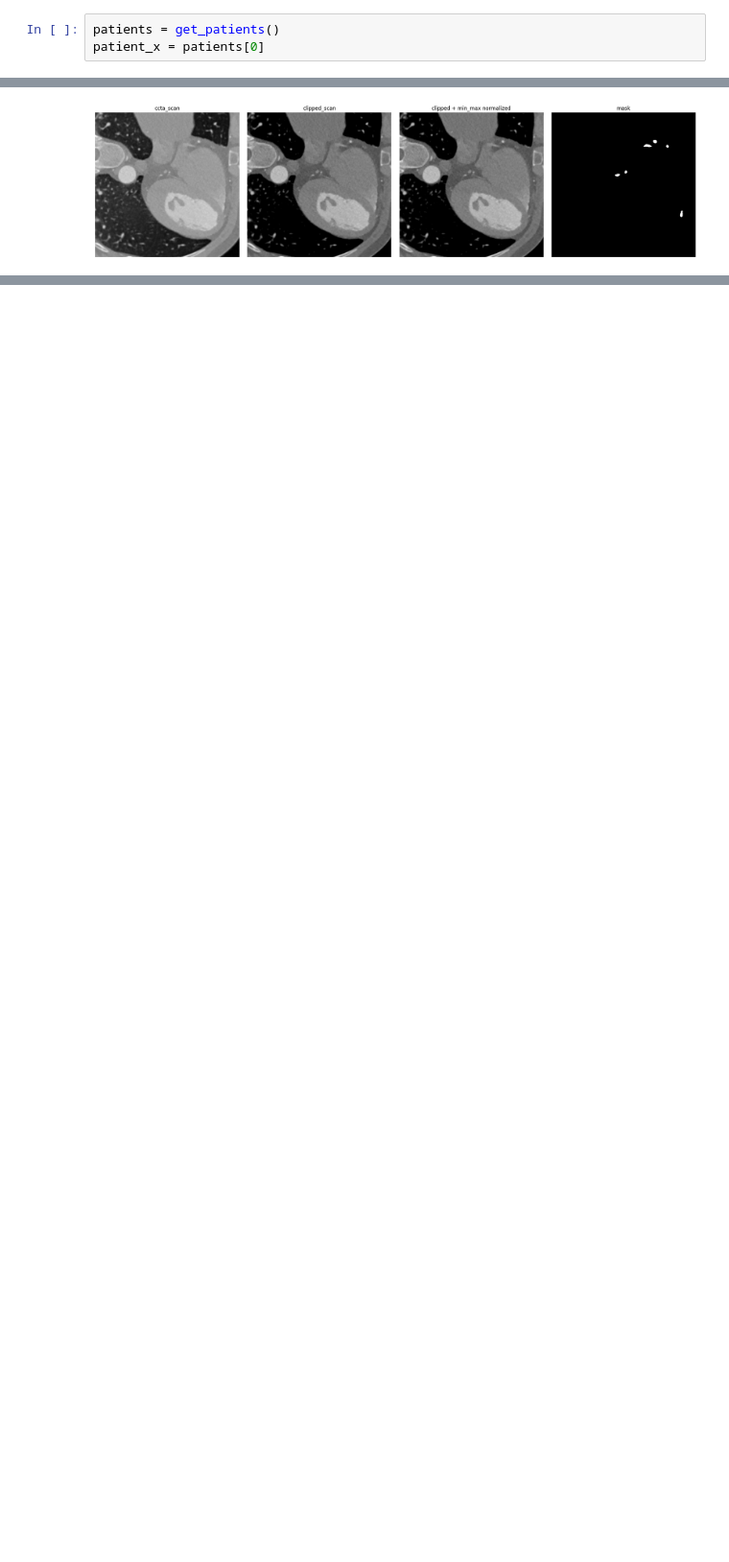
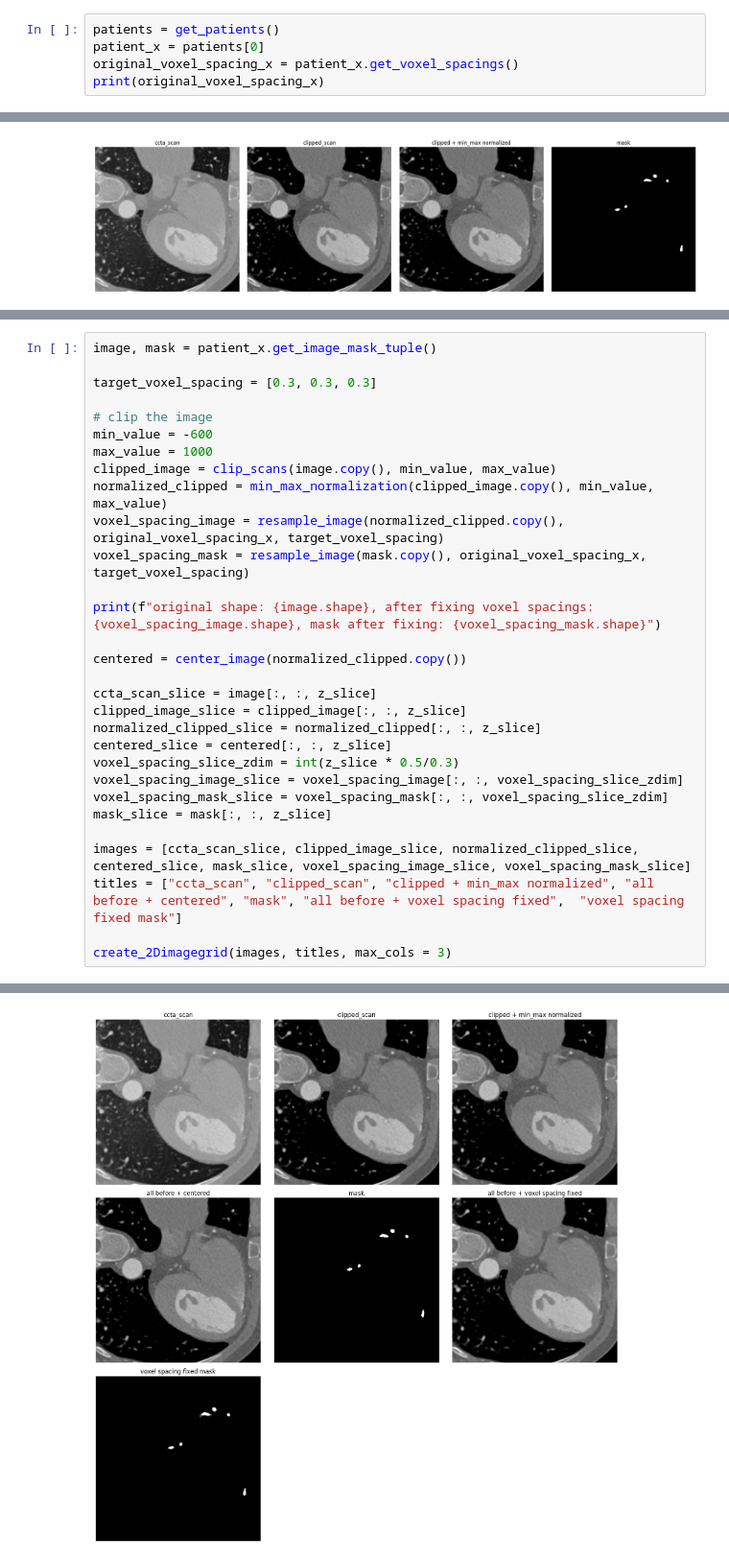
Before and after one commit to philippweinmann/mip_local_unet, a Jupyter notebook: visualize_preprocessing.ipynb, the cells around one changed output, grey strips where cells are left out. Shown at 96% size. Drawn from its saved outputs; the diff is of its cells as text; blank space fills up the shorter version.

```diff
--- a/visualize_preprocessing.ipynb
+++ b/visualize_preprocessing.ipynb
@@ -11,3 +11,5 @@ The autoreload extension is already loaded. To reload it, use:
 # %%
 patients = get_patients()
 patient_x = patients[0]
+original_voxel_spacing_x = patient_x.get_voxel_spacings()
+print(original_voxel_spacing_x)
@@ -73,0 +104,31 @@ create_2Dimagegrid(images, titles, max_cols = 4)
+# %%
+image, mask = patient_x.get_image_mask_tuple()
+
+target_voxel_spacing = [0.3, 0.3, 0.3]
+
+# clip the image
+min_value = -600
+max_value = 1000
+clipped_image = clip_scans(image.copy(), min_value, max_value)
+normalized_clipped = min_max_normalization(clipped_image.copy(), min_value, max_value)
+voxel_spacing_image = resample_image(normalized_clipped.copy(), original_voxel_spacing_x, target_voxel_spacing)
+voxel_spacing_mask = resample_image(mask.copy(), original_voxel_spacing_x, target_voxel_spacing)
+
+print(f"original shape: {image.shape}, after fixing voxel spacings: {voxel_spacing_image.shape}, mask after fixing: {voxel_spacing_mask.shape}")
+
+centered = center_image(normalized_clipped.copy())
+
+ccta_scan_slice = image[:, :, z_slice]
+clipped_image_slice = clipped_image[:, :, z_slice]
+normalized_clipped_slice = normalized_clipped[:, :, z_slice]
+centered_slice = centered[:, :, z_slice]
+voxel_spacing_slice_zdim = int(z_slice * 0.5/0.3)
+voxel_spacing_image_slice = voxel_spacing_image[:, :, voxel_spacing_slice_zdim]
+voxel_spacing_mask_slice = voxel_spacing_mask[:, :, voxel_spacing_slice_zdim]
+mask_slice = mask[:, :, z_slice]
+
+images = [ccta_scan_slice, clipped_image_slice, normalized_clipped_slice, centered_slice, mask_slice, voxel_spacing_image_slice, voxel_spacing_mask_slice]
+titles = ["ccta_scan", "clipped_scan", "clipped + min_max normalized", "all before + centered", "mask", "all before + voxel spacing fixed",  "voxel spacing fixed mask"]
+
+create_2Dimagegrid(images, titles, max_cols = 3)
+# %% [output]
@@ -73,0 +136 @@ create_2Dimagegrid(images, titles, max_cols = 4)
+[figure, added]
```
Also changed, not shown: parts of 7 cells of this notebook, 3 other files.
